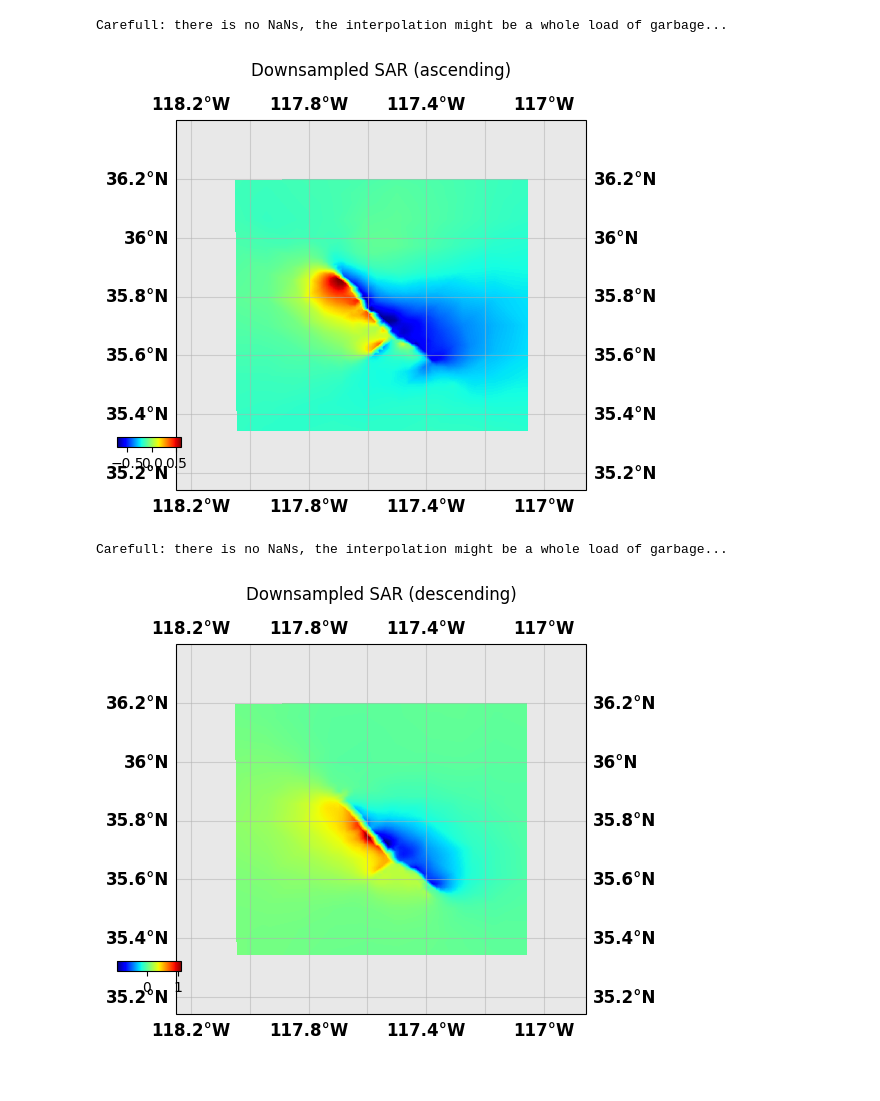
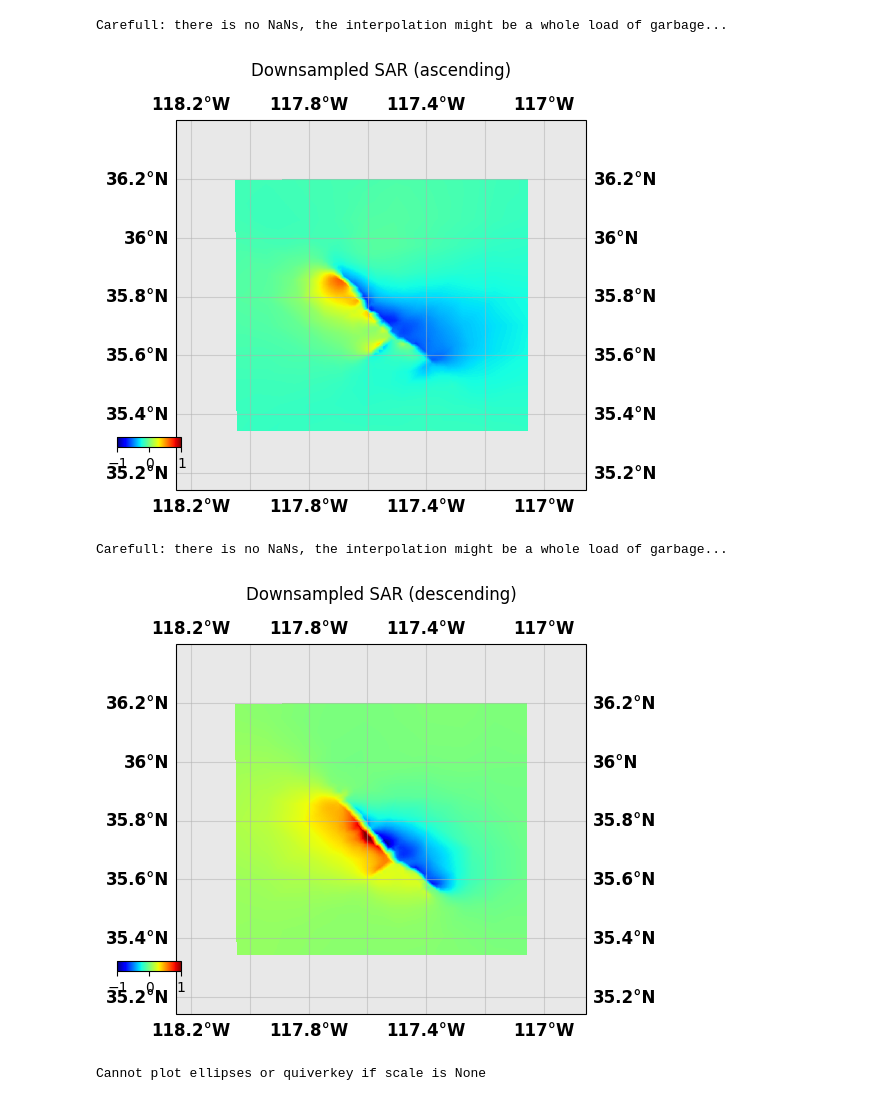
Before and after one commit to tfhinton/Ridgecrest-2019, a Jupyter notebook: scripts/csi_inversion.ipynb, the cells around one changed output. Drawn from its saved outputs; the diff is of its cells as text; code cells hidden in the pictures.

```diff
--- a/scripts/csi_inversion.ipynb
+++ b/scripts/csi_inversion.ipynb
@@ -23,8 +30,10 @@ Data Covariance Size: 1542 ; 1542
 # %%
-datasets[0].plot(plotType="flat", data="data", title="Downsampled SAR (ascending)")
-datasets[1].plot(plotType="flat", data="data", title="Downsampled SAR (descending)")
+datasets[0].plot(plotType="flat", data="data", title="Downsampled SAR (ascending)", norm=(-1., 1.))
+datasets[1].plot(plotType="flat", data="data", title="Downsampled SAR (descending)", norm=(-1., 1.))
+datasets[2].plot(faults=faults)
 # %% [output]
 Carefull: there is no NaNs, the interpolation might be a whole load of garbage...
-[figure, old version]
+[figure, new version]
 Carefull: there is no NaNs, the interpolation might be a whole load of garbage...
-[figure, old version]
+[figure, new version]
+Cannot plot ellipses or quiverkey if scale is None
```
Also changed, not shown: parts of 9 cells of this notebook, 3 other files.
